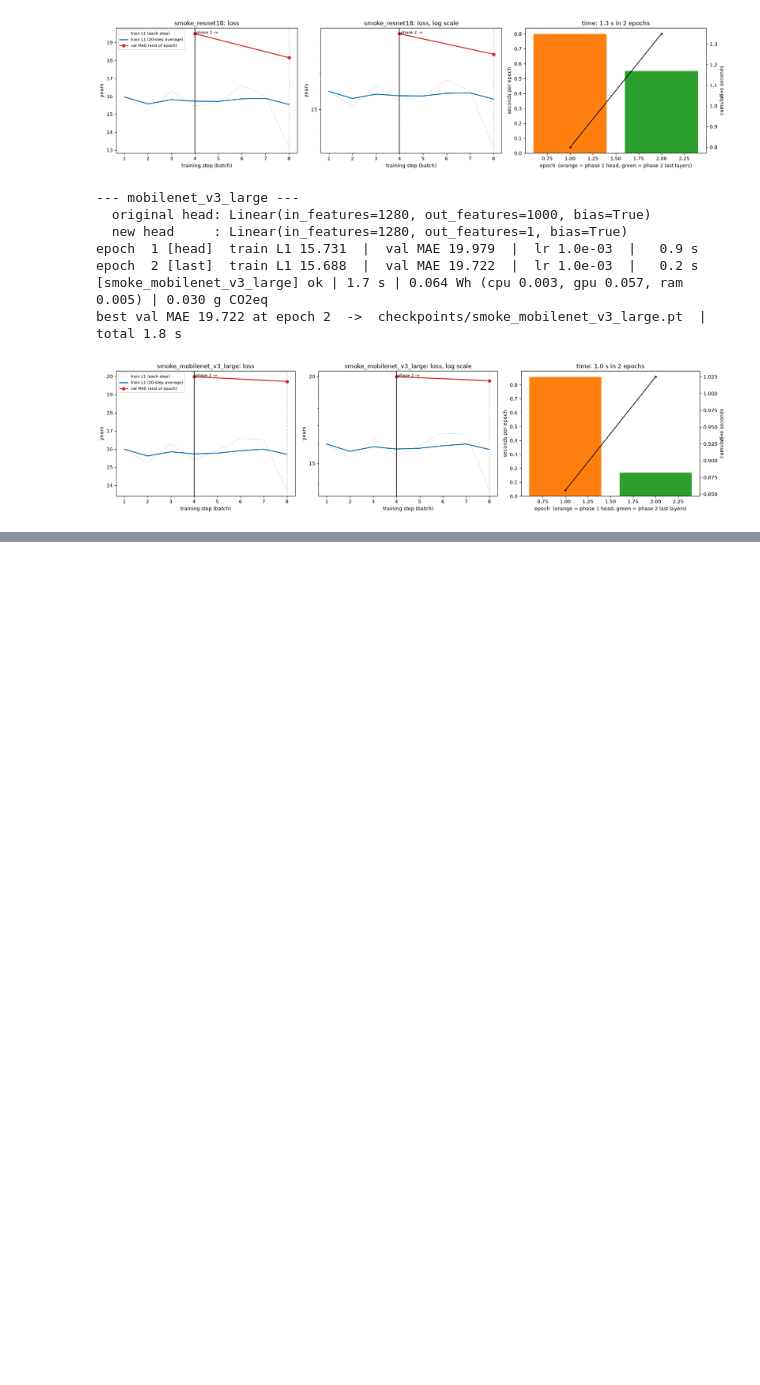
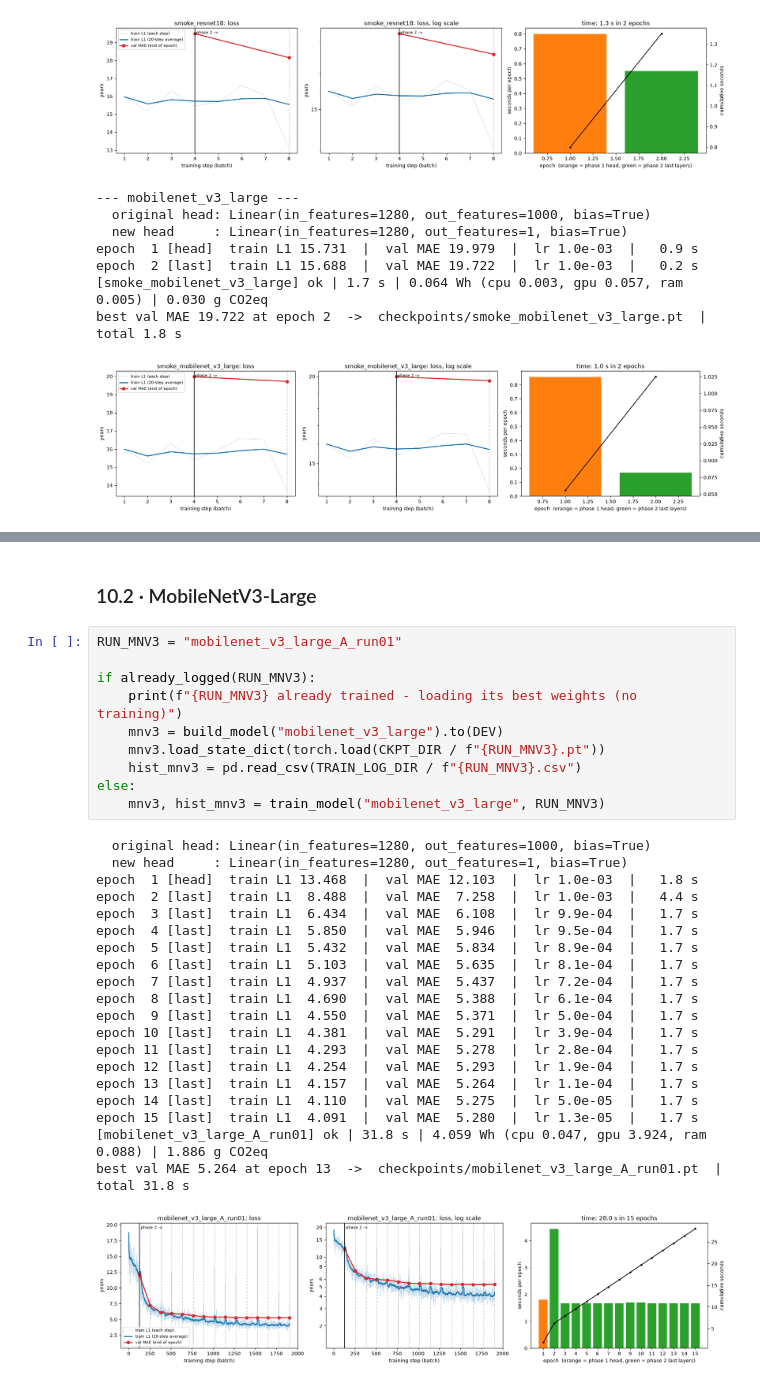
Before and after one commit to fouad1233/CSE655_Deep_Learning_Project, a Jupyter notebook: src/02_pipeline.ipynb, the cells around one changed output, grey strips where cells are left out. Drawn from its saved outputs; the diff is of its cells as text; blank space fills up the shorter version.

```diff
--- a/src/02_pipeline.ipynb
+++ b/src/02_pipeline.ipynb
@@ -968,0 +978,33 @@ best val MAE 19.722 at epoch 2  ->  checkpoints/smoke_mobilenet_v3_large.pt  |
+# %% [markdown]
+### 10.2 · MobileNetV3-Large
+# %%
+RUN_MNV3 = "mobilenet_v3_large_A_run01"
+
+if already_logged(RUN_MNV3):
+    print(f"{RUN_MNV3} already trained - loading its best weights (no training)")
+    mnv3 = build_model("mobilenet_v3_large").to(DEV)
+    mnv3.load_state_dict(torch.load(CKPT_DIR / f"{RUN_MNV3}.pt"))
+    hist_mnv3 = pd.read_csv(TRAIN_LOG_DIR / f"{RUN_MNV3}.csv")
+else:
+    mnv3, hist_mnv3 = train_model("mobilenet_v3_large", RUN_MNV3)
+# %% [output]
+  original head: Linear(in_features=1280, out_features=1000, bias=True)
+  new head     : Linear(in_features=1280, out_features=1, bias=True)
+epoch  1 [head]  train L1 13.468  |  val MAE 12.103  |  lr 1.0e-03  |   1.8 s
+epoch  2 [last]  train L1  8.488  |  val MAE  7.258  |  lr 1.0e-03  |   4.4 s
+epoch  3 [last]  train L1  6.434  |  val MAE  6.108  |  lr 9.9e-04  |   1.7 s
+epoch  4 [last]  train L1  5.850  |  val MAE  5.946  |  lr 9.5e-04  |   1.7 s
+epoch  5 [last]  train L1  5.432  |  val MAE  5.834  |  lr 8.9e-04  |   1.7 s
+epoch  6 [last]  train L1  5.103  |  val MAE  5.635  |  lr 8.1e-04  |   1.7 s
+epoch  7 [last]  train L1  4.937  |  val MAE  5.437  |  lr 7.2e-04  |   1.7 s
+epoch  8 [last]  train L1  4.690  |  val MAE  5.388  |  lr 6.1e-04  |   1.7 s
+epoch  9 [last]  train L1  4.550  |  val MAE  5.371  |  lr 5.0e-04  |   1.7 s
+epoch 10 [last]  train L1  4.381  |  val MAE  5.291  |  lr 3.9e-04  |   1.7 s
+epoch 11 [last]  train L1  4.293  |  val MAE  5.278  |  lr 2.8e-04  |   1.7 s
+epoch 12 [last]  train L1  4.254  |  val MAE  5.293  |  lr 1.9e-04  |   1.7 s
+epoch 13 [last]  train L1  4.157  |  val MAE  5.264  |  lr 1.1e-04  |   1.7 s
+epoch 14 [last]  train L1  4.110  |  val MAE  5.275  |  lr 5.0e-05  |   1.7 s
+epoch 15 [last]  train L1  4.091  |  val MAE  5.280  |  lr 1.3e-05  |   1.7 s
+[mobilenet_v3_large_A_run01] ok | 31.8 s | 4.059 Wh (cpu 0.047, gpu 3.924, ram 0.088) | 1.886 g CO2eq
+best val MAE 5.264 at epoch 13  ->  checkpoints/mobilenet_v3_large_A_run01.pt  |  total 31.8 s
+[figure, added]
```
Also changed, not shown: parts of 17 cells of this notebook, 29 other files.
